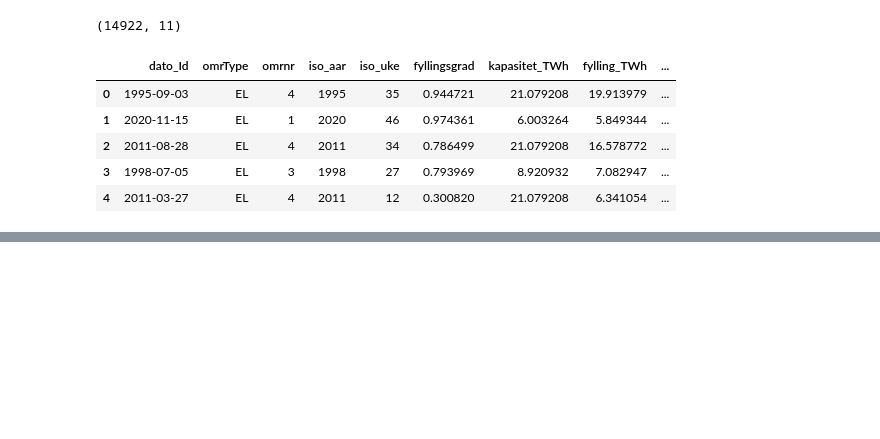
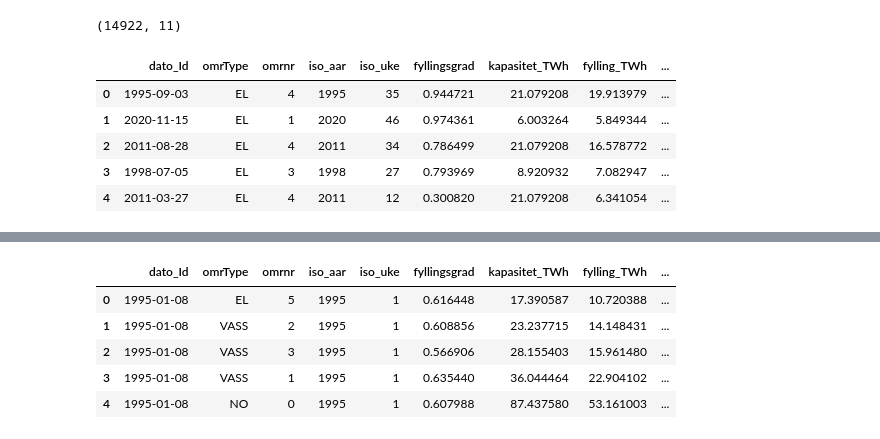
Before and after one commit to viktorbgulbrandsen/ind320-viktorbgulbrandsen, a Jupyter notebook: project2/part2.ipynb, the cells around one changed output, grey strips where cells are left out. Cells and saved outputs as stored; diff of their text form; code cells hidden in the pictures; blank space fills up the shorter version.

```diff
--- a/project2/part2.ipynb
+++ b/project2/part2.ipynb
@@ -40,0 +48,7 @@ df.head()
+# %%
+#df["dato_Id"].dt.to_period("M")
+#this line does not work because  as we see above, we are given dato_Id as str, so we need to convert
+
+#convert
+df["dato_Id"] = pd.to_datetime(df["dato_Id"])
+df["dato_Id"].dt.to_period("M")
@@ -40,0 +68,12 @@ df.head()
+# %%
+#rows come in random order, as in part 1. sort by date, fix index
+df = df.sort_values("dato_Id")
+df = df.reset_index(drop=True)
+df.head()
+# %% [output]
+|  | dato_Id | omrType | omrnr | iso_aar | iso_uke | fyllingsgrad | kapasitet_TWh | fylling_TWh | ... |
+| 0 | 1995-01-08 | EL | 5 | 1995 | 1 | 0.616448 | 17.390587 | 10.720388 | ... |
+| 1 | 1995-01-08 | VASS | 2 | 1995 | 1 | 0.608856 | 23.237715 | 14.148431 | ... |
+| 2 | 1995-01-08 | VASS | 3 | 1995 | 1 | 0.566906 | 28.155403 | 15.961480 | ... |
+| 3 | 1995-01-08 | VASS | 1 | 1995 | 1 | 0.635440 | 36.044464 | 22.904102 | ... |
+| 4 | 1995-01-08 | NO | 0 | 1995 | 1 | 0.607988 | 87.437580 | 53.161003 | ... |
```
Also changed, not shown: parts of 32 cells of this notebook, 14 other files.
